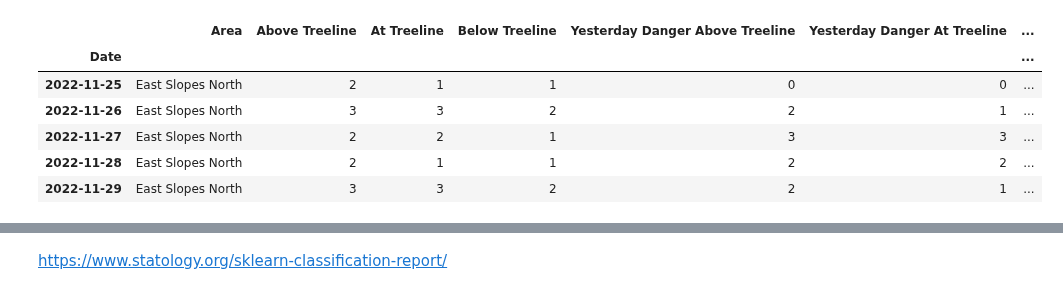
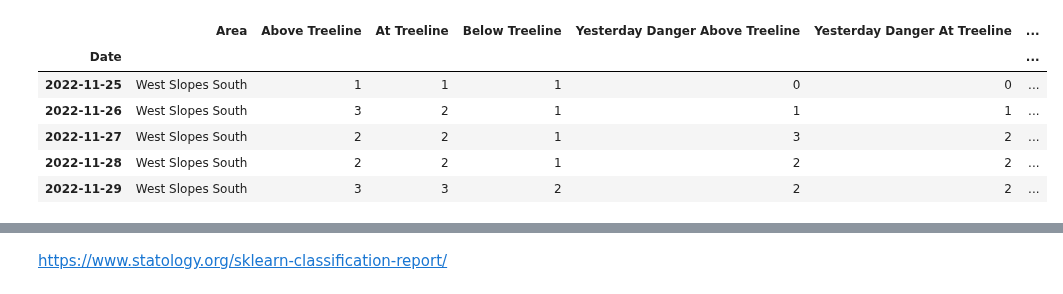
Before and after one commit to itsjpb/470-avalanche-prediction, a Jupyter notebook: jupyter/try_nn.ipynb, the cells around one changed output, grey strips where cells are left out. Cells and saved outputs as stored; diff of their text form; code cells hidden in the pictures.

```diff
--- a/jupyter/try_nn.ipynb
+++ b/jupyter/try_nn.ipynb
@@ -9,14 +9,14 @@ import seaborn as sns
 
 %matplotlib inline
 # %%
-df = pd.read_csv('../content/csv/FINALDATASET_EastSlopesNorth.csv')
+df = pd.read_csv('../content/csv/FINALDATASET_WestSlopesSouth.csv')
 df.set_index('Date', inplace=True)
 df.head()
 # %% [output]
 |  | Area | Above Treeline | At Treeline | Below Treeline | Yesterday Danger Above Treeline | Yesterday Danger At Treeline | ... |
 | Date |  |  |  |  |  |  | ... |
-| 2022-11-25 | East Slopes North | 2 | 1 | 1 | 0 | 0 | ... |
-| 2022-11-26 | East Slopes North | 3 | 3 | 2 | 2 | 1 | ... |
-| 2022-11-27 | East Slopes North | 2 | 2 | 1 | 3 | 3 | ... |
-| 2022-11-28 | East Slopes North | 2 | 1 | 1 | 2 | 2 | ... |
-| 2022-11-29 | East Slopes North | 3 | 3 | 2 | 2 | 1 | ... |
+| 2022-11-25 | West Slopes South | 1 | 1 | 1 | 0 | 0 | ... |
+| 2022-11-26 | West Slopes South | 3 | 2 | 1 | 1 | 1 | ... |
+| 2022-11-27 | West Slopes South | 2 | 2 | 1 | 3 | 2 | ... |
+| 2022-11-28 | West Slopes South | 2 | 2 | 1 | 2 | 2 | ... |
+| 2022-11-29 | West Slopes South | 3 | 3 | 2 | 2 | 2 | ... |
```
Also changed, not shown: parts of 9 cells of this notebook.
